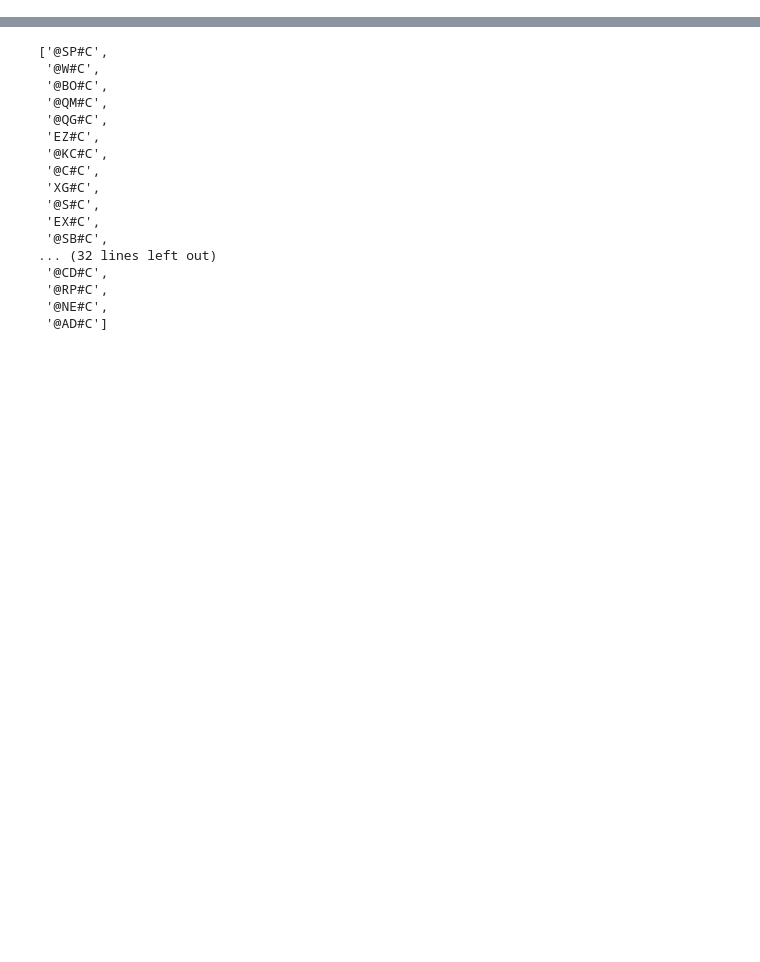
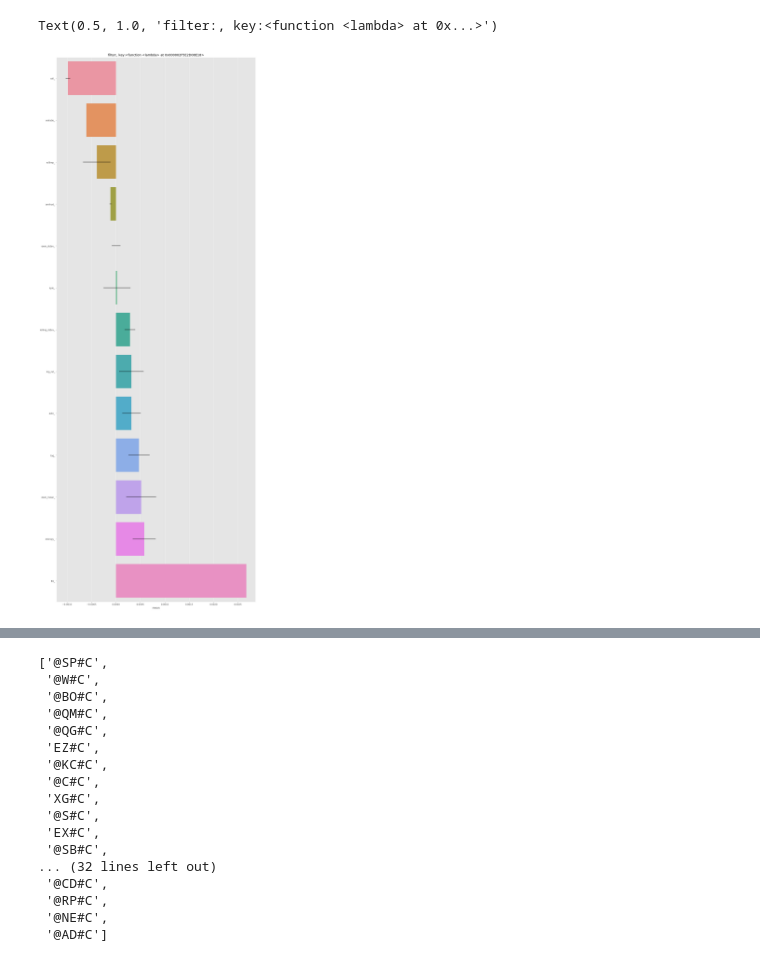
Before and after one commit to doda/fincl, a Jupyter notebook: backend/11_feature_importance.ipynb, the cells around one changed output, grey strips where cells are left out. Drawn from its saved outputs; the diff is of its cells as text; code cells hidden in the pictures; blank space fills up the shorter version.

```diff
--- a/backend/11_feature_importance.ipynb
+++ b/backend/11_feature_importance.ipynb
@@ -180,0 +185,18 @@ To retain the current behavior and silence the warning, pass 'sort=True'.
+# %%
+import json
+filter = 'entropy'
+filter = ''
+key = 'konto_len'
+key = 'name'
+key = lambda x: f"{x.get('name')}{x.get('symbol')}"
+key = lambda x: f"{x.get('window')}{x.get('com')}"
+key = lambda x: f"{x.get('name')}"
+# key = lambda x: f"{x}"
+grouped_imp = pd.DataFrame(columns=['mean', 'std'])
+# selected = res[res.index.str.contains('stdev')]
+selected = res[[not filter or json.loads(x).get('name') == filter for x in res.index]]
+jsons = [json.loads(x) for x in selected.index]
+for k, gg in selected.groupby([key(x) for x in jsons]):
+    print(k, gg['mean'].mean())
+    grouped_imp.loc[k, 'mean'] = gg['mean'].mean()
+    grouped_imp.loc[k, 'std'] = gg['std'].std() * gg.shape[0] ** -0.5
@@ -181 +234,8 @@ To retain the current behavior and silence the warning, pass 'sort=True'.
+# %%
+res2 = grouped_imp
+res2 = res2.sort_values('mean')
+seaborn.barplot(y=[str(x).replace('\\','').replace('"', '') + '_' for x in res2.index.values], x=res2['mean'], xerr=res2['std']).set_title(f"filter:{filter}, key:{key}")
+# %% [output]
+Text(0.5, 1.0, 'filter:, key:<function <lambda> at 0x...>')
+[figure, added]
 # %%
```
Also changed, not shown: parts of 8 cells of this notebook, 8 other files.
